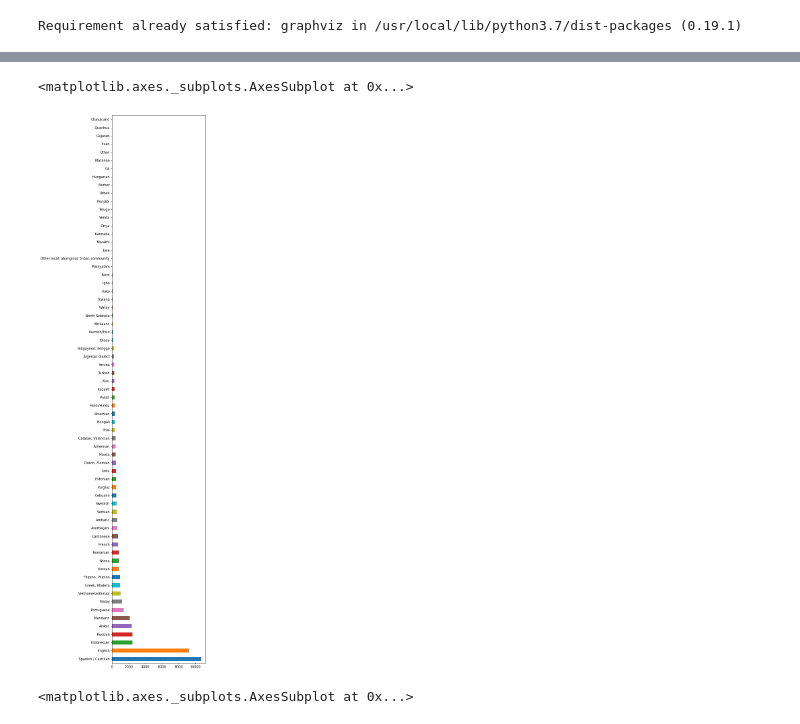
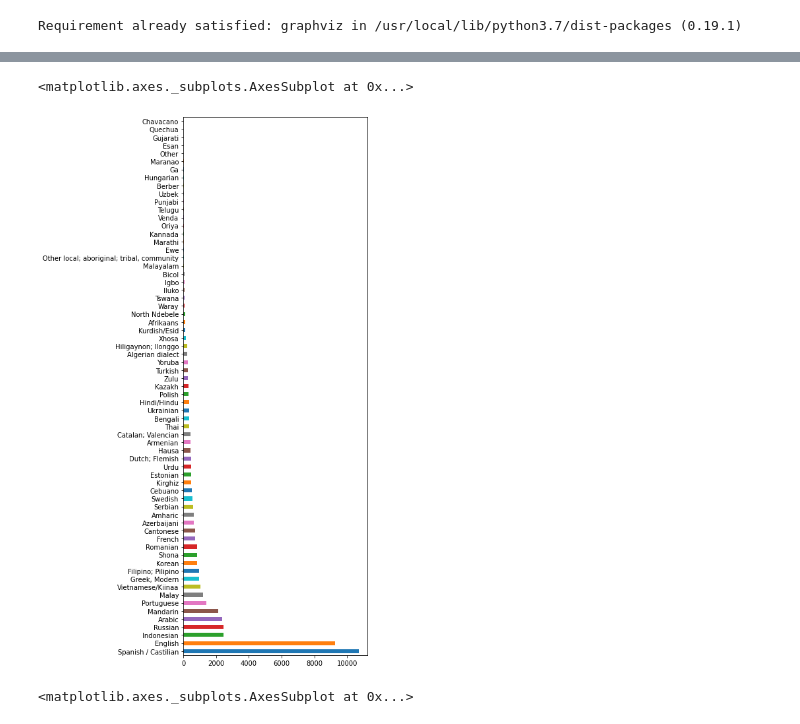
Before and after one commit to victorchenberkeley/ucb_w207_project_wvs, a Jupyter notebook: data/data_preprocessing.ipynb, the cells around one changed output, grey strips where cells are left out. Cells and saved outputs as stored; diff of their text form; code cells hidden in the pictures.

```diff
--- a/data/data_preprocessing.ipynb
+++ b/data/data_preprocessing.ipynb
@@ -277,35 +277,35 @@ df.loc[df['S016B']==3860,'language'] ="Sindhi"
 df.loc[df['S016B']==3930,'language'] ="Soninke"
 df.loc[df['S016B']==3940,'language'] ="Sonrhai"
 df.loc[df['S016B']==3950,'language'] ="Sotho, Southern, Ssesotho"
 df.loc[df['S016B']==3990,'language'] ="Southern Sotho"
 df.loc[df['S016B']==4100,'language'] ="Swazi"
 df.loc[df['S016B']==4110,'language'] ="Swedish"
 df.loc[df['S016B']==4130,'language'] ="Tagalog"
 df.loc[df['S016B']==4150,'language'] ="Taiwanese/Minnanese"
 df.loc[df['S016B']==4190,'language'] ="Tamil"
 df.loc[df['S016B']==4220,'language'] ="Telugu"
 df.loc[df['S016B']==4230,'language'] ="Thai"
 df.loc[df['S016B']==4300,'language'] ="Tonga (Tonga Islands)"
 df.loc[df['S016B']==4330,'language'] ="Tsonga/Shangaan"
 df.loc[df['S016B']==4340,'language'] ="Tswana"
 df.loc[df['S016B']==4370,'language'] ="Turkish"
 df.loc[df['S016B']==4390,'language'] ="Twi (Akan)"
 df.loc[df['S016B']==4410,'language'] ="Ukrainian"
 df.loc[df['S016B']==4420,'language'] ="Urdu"
 df.loc[df['S016B']==4450,'language'] ="Uzbek"
 df.loc[df['S016B']==4460,'language'] ="Venda"
 df.loc[df['S016B']==4470,'language'] ="Vietnamese/Kiinaa"
 df.loc[df['S016B']==4520,'language'] ="Waray"
 df.loc[df['S016B']==4570,'language'] ="Xhosa"
 df.loc[df['S016B']==4620,'language'] ="Yoruba"
 df.loc[df['S016B']==4660,'language'] ="Zulu"
 df.loc[df['S016B']==9000,'language'] ="Other"
 df.loc[df['S016B']==9900,'language'] ="Other local; aboriginal; tribal, community"
 df = df.drop(['S016B', 'G016'], axis=1)
-df['language'].value_counts().plot(kind='barh', color=colors, figsize=(5,30))
+df['language'].value_counts().plot(kind='barh', color=colors, figsize=(5,15))
 # %% [output]
 <matplotlib.axes._subplots.AxesSubplot at 0x...>
-[figure, old version]
+[figure, new version]
 # %%
 # Change X052 (Occupation code) to occupation, and drop X052
 
```
Also changed, not shown: parts of 4 cells of this notebook.
